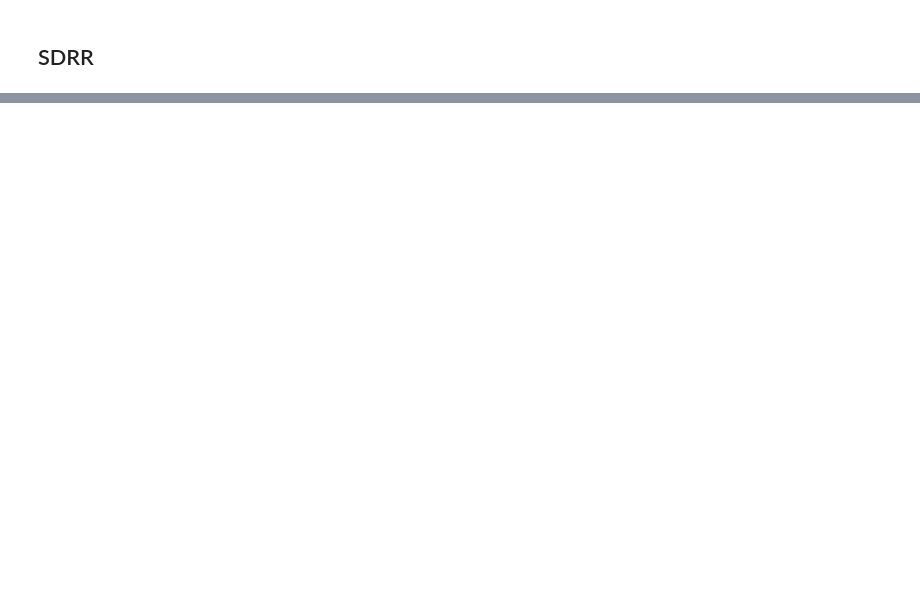
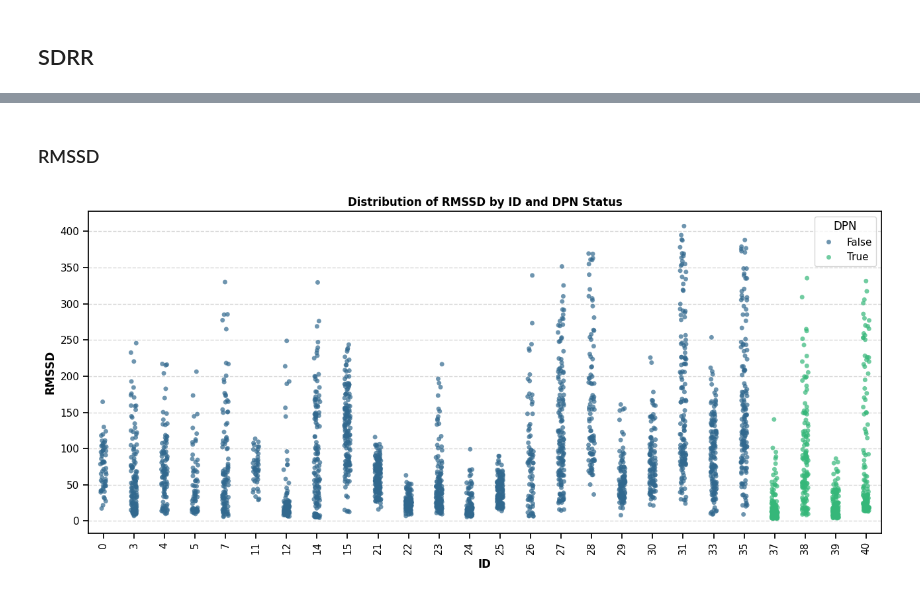
Before and after one commit to ad-aspera/HRV-EDA, a Jupyter notebook: manual_10min_cleaning.ipynb, the cells around one changed output, grey strips where cells are left out. Drawn from its saved outputs; the diff is of its cells as text; code cells hidden in the pictures; blank space fills up the shorter version.

```diff
--- a/manual_10min_cleaning.ipynb
+++ b/manual_10min_cleaning.ipynb
@@ -91,0 +173,21 @@ cleaner.draw_metric("SDRR");
+# %% [markdown]
+### RMSSD
+# %%
+
+
+RMSSD_upper_removal =[
+[150, [0]],
+[300, [8, 22]],
+[250, [4]],
+[7,[100]],
+[300, [8]],
+[150, [1]],
+]
+
+for threshold, ids in SDRR_upper_removal:
+    cleaner.upper("SDRR", threshold, ids)
+
+
+cleaner.draw_metric('RMSSD');
+# %% [output]
+[figure, added]
```
Also changed, not shown: parts of 36 cells of this notebook, 6 other files.
